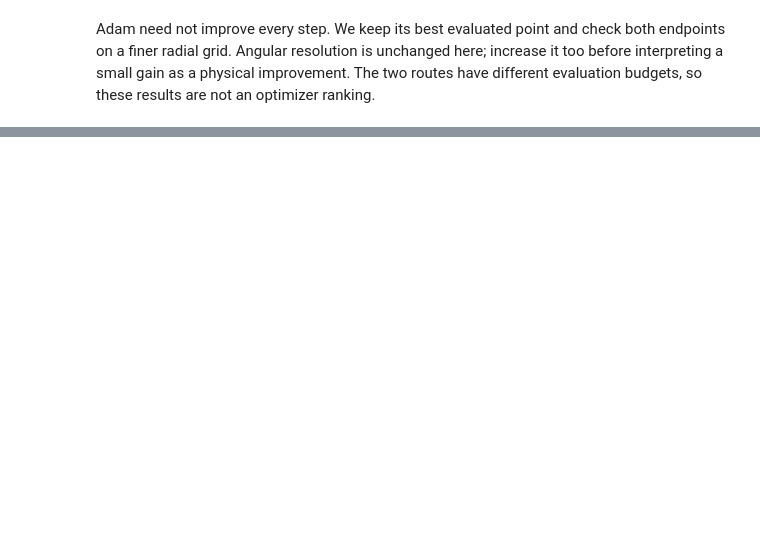
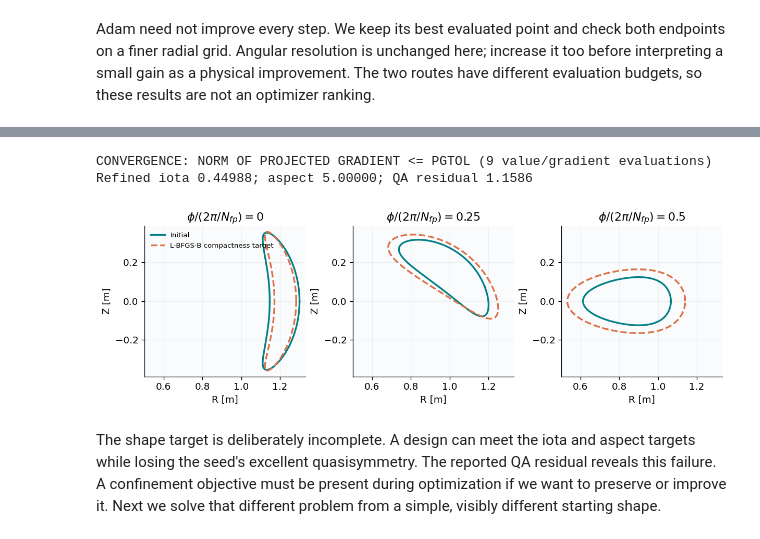
Before and after one commit to uwplasma/vmex, a Jupyter notebook: examples/machine_learning/stellarator_optimization.ipynb, the cells around one changed output, grey strips where cells are left out. Cells and saved outputs as stored; diff of their text form; code cells hidden in the pictures; blank space fills up the shorter version.

```diff
--- a/examples/machine_learning/stellarator_optimization.ipynb
+++ b/examples/machine_learning/stellarator_optimization.ipynb
@@ -379,0 +459,18 @@ Refined-grid losses: [0.18972597325216528, 0.03003011847202837]
+# %%
+def scipy_value_grad(x):
+    value, grad = value_and_grad(jnp.asarray(x))
+    return float(value), np.asarray(grad)
+
+lbfgs = minimize(scipy_value_grad, np.zeros(len(DOF_NAMES)), jac=True, method="L-BFGS-B",
+                 bounds=[(-1, 1)]*len(DOF_NAMES), options={"maxiter": LBFGS_STEPS, "ftol": 1e-12})
+compact = solve(lbfgs.x, ns=2*NS-1)
+compact_labels = np.asarray(physical_labels(compact.state, compact.runtime))
+print(lbfgs.message, f"({lbfgs.nfev} value/gradient evaluations)")
+print(f"Refined iota {compact_labels[0]:.5f}; aspect {compact_labels[1]:.5f}; QA residual {compact_labels[2]:.5g}")
+show_sections([initial, compact], ["Initial", "L-BFGS-B compactness target"])
+# %% [output]
+CONVERGENCE: NORM OF PROJECTED GRADIENT <= PGTOL (9 value/gradient evaluations)
+Refined iota 0.44988; aspect 5.00000; QA residual 1.1586
+[figure, added]
+# %% [markdown]
+The shape target is deliberately incomplete. A design can meet the iota and aspect targets while losing the seed's excellent quasisymmetry. The reported QA residual reveals this failure. A confinement objective must be present during optimization if we want to preserve or improve it. Next we solve that different problem from a simple, visibly different starting shape.
```
Also changed, not shown: parts of 41 cells of this notebook, 4 other files.
